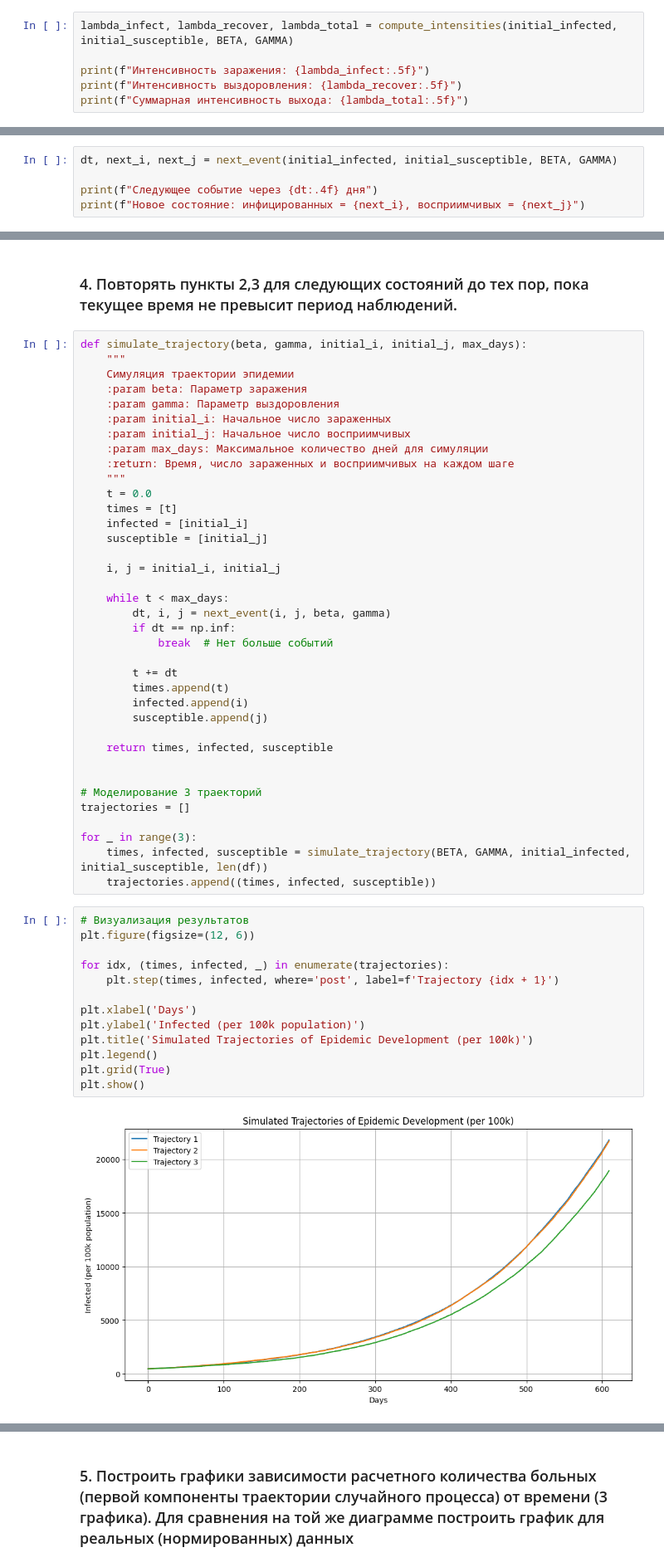
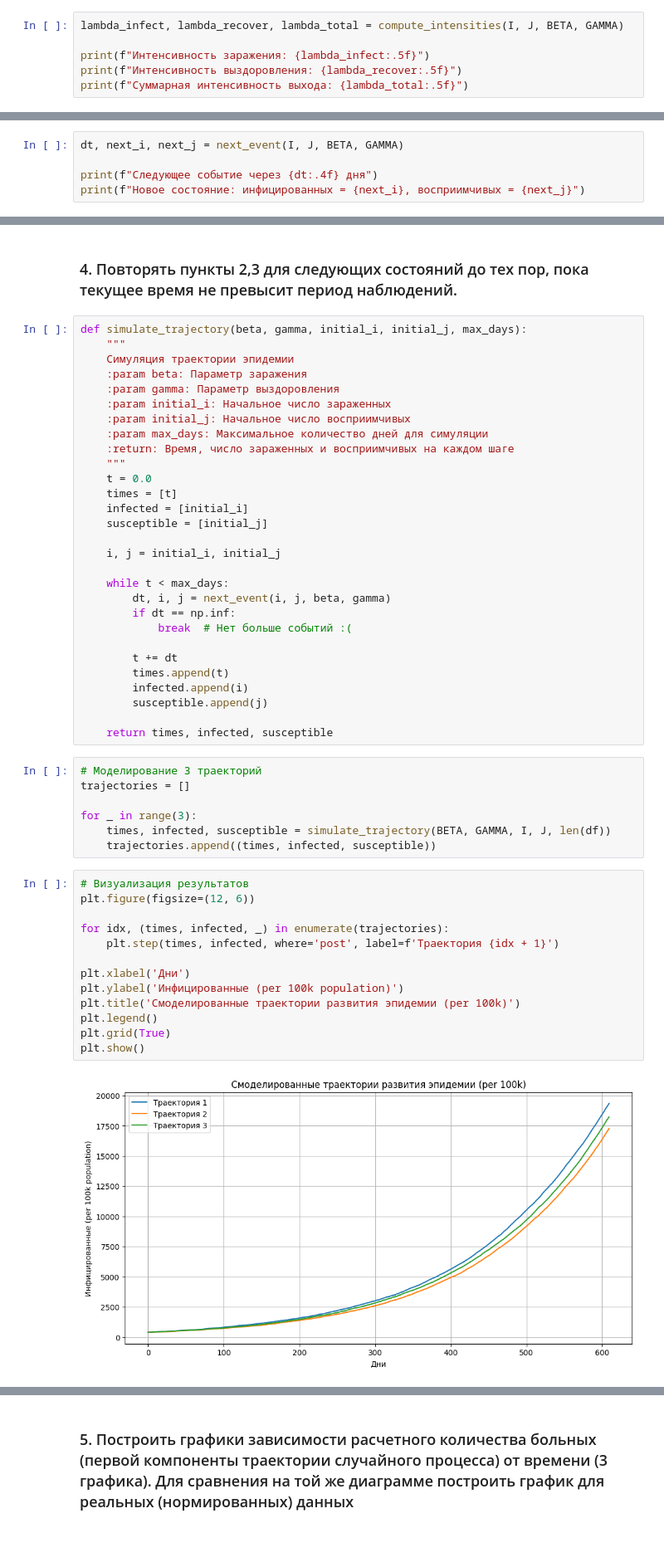
Before and after one commit to Artemiadze/Data-Science-in-Medicine, a Jupyter notebook: Markov_Models/Vlasov_Artyom_Markov_Model.ipynb, the cells around one changed output, grey strips where cells are left out. Shown: that part at 83% size. Saved outputs shown, nothing was run; the diff lists cells and outputs as text; blank space fills up the shorter version.

```diff
--- a/Markov_Models/Vlasov_Artyom_Markov_Model.ipynb
+++ b/Markov_Models/Vlasov_Artyom_Markov_Model.ipynb
@@ -141,7 +156,7 @@ def compute_intensities(i, j, beta, gamma):
     lambda_total = lambda_infect + lambda_recover  # Интенсивность выхода
     return lambda_infect, lambda_recover, lambda_total
 # %%
-lambda_infect, lambda_recover, lambda_total = compute_intensities(initial_infected, initial_susceptible, BETA, GAMMA)
+lambda_infect, lambda_recover, lambda_total = compute_intensities(I, J, BETA, GAMMA)
 
 print(f"Интенсивность заражения: {lambda_infect:.5f}")
 print(f"Интенсивность выздоровления: {lambda_recover:.5f}")
@@ -180,7 +208,7 @@ def next_event(i, j, beta, gamma):
 
     return dt, i, j
 # %%
-dt, next_i, next_j = next_event(initial_infected, initial_susceptible, BETA, GAMMA)
+dt, next_i, next_j = next_event(I, J, BETA, GAMMA)
 
 print(f"Следующее событие через {dt:.4f} дня")
 print(f"Новое состояние: инфицированных = {next_i}, восприимчивых = {next_j}")
@@ -210,7 +238,7 @@ def simulate_trajectory(beta, gamma, initial_i, initial_j, max_days):
     while t < max_days:
         dt, i, j = next_event(i, j, beta, gamma)
         if dt == np.inf:
-            break  # Нет больше событий
+            break  # Нет больше событий :(
 
         t += dt
         times.append(t)
@@ -218,26 +246,25 @@ def simulate_trajectory(beta, gamma, initial_i, initial_j, max_days):
         susceptible.append(j)
 
     return times, infected, susceptible
-
-
-# Моделирование 3 траекторий
-trajectories = []
-
-for _ in range(3):
-    times, infected, susceptible = simulate_trajectory(BETA, GAMMA, initial_infected, initial_susceptible, len(df))
-    trajectories.append((times, infected, susceptible))
+# %%
+# Моделирование 3 траекторий
+trajectories = []
+
+for _ in range(3):
+    times, infected, susceptible = simulate_trajectory(BETA, GAMMA, I, J, len(df))
+    trajectories.append((times, infected, susceptible))
 # %%
 # Визуализация результатов
 plt.figure(figsize=(12, 6))
 
 for idx, (times, infected, _) in enumerate(trajectories):
-    plt.step(times, infected, where='post', label=f'Trajectory {idx + 1}')
+    plt.step(times, infected, where='post', label=f'Траектория {idx + 1}')
 
-plt.xlabel('Days')
-plt.ylabel('Infected (per 100k population)')
-plt.title('Simulated Trajectories of Epidemic Development (per 100k)')
+plt.xlabel('Дни')
+plt.ylabel('Инфицированные (per 100k population)')
+plt.title('Смоделированные траектории развития эпидемии (per 100k)')
 plt.legend()
 plt.grid(True)
 plt.show()
 # %% [output]
-[figure, old version]
+[figure, new version]
```
Also changed, not shown: parts of 10 cells of this notebook, 1 other file.
